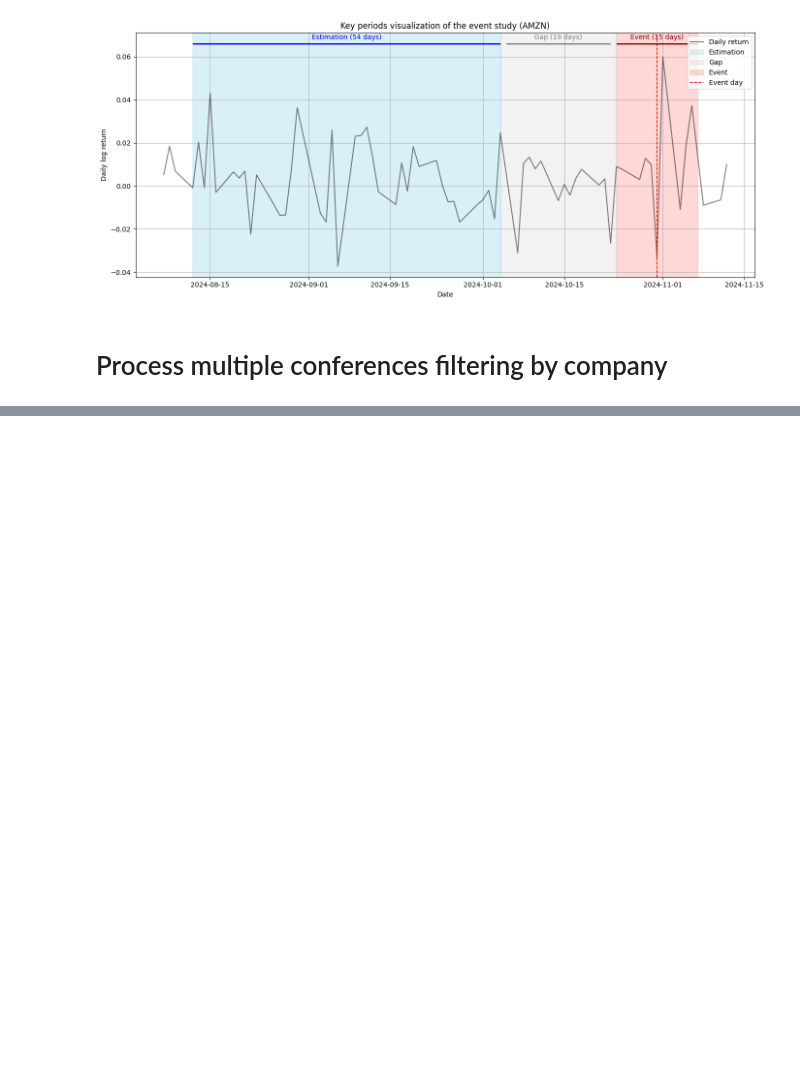
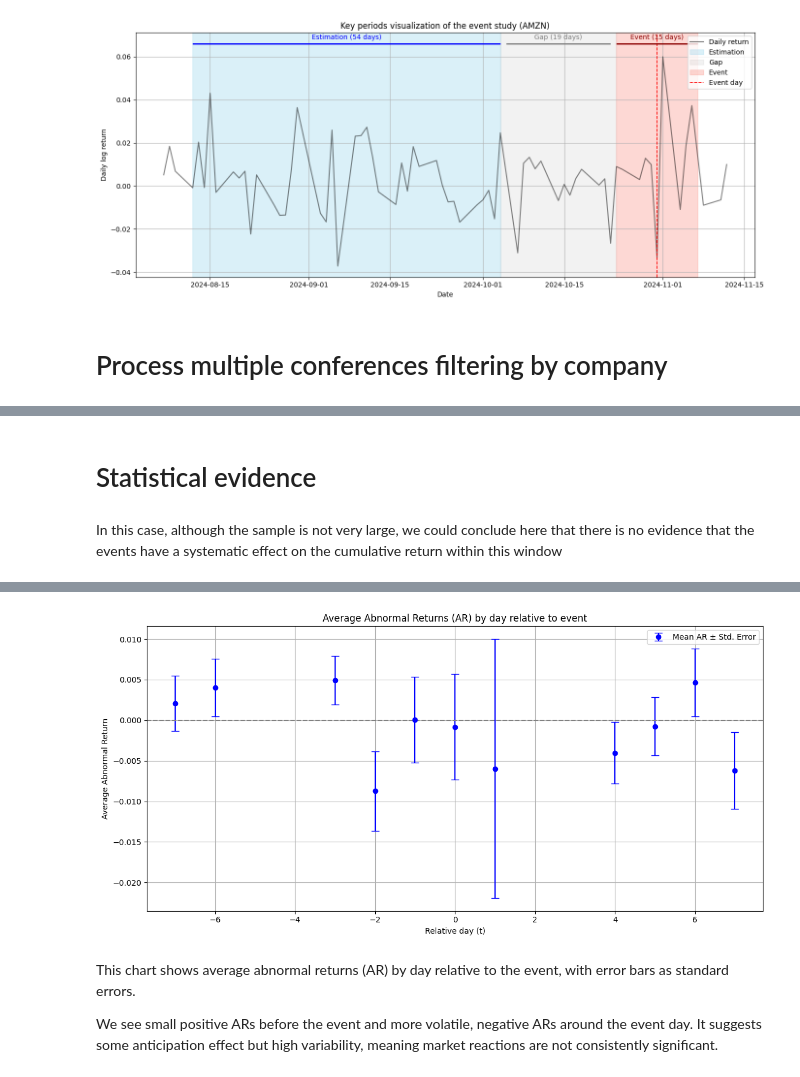
Before and after one commit to jordieres/2025_ACA_MultichannelAI, a Jupyter notebook: notebooks/events_study.ipynb, the cells around one changed output, grey strips where cells are left out. Cells and saved outputs as stored; diff of their text form; code cells hidden in the pictures; blank space fills up the shorter version.

Commit message:
Added statistical evidence to events study

```diff
--- a/notebooks/events_study.ipynb
+++ b/notebooks/events_study.ipynb
@@ -62,0 +65,11 @@ events = pipeline.run(ticker_filter="AMZN")
+# %% [markdown]
+# Statistical evidence
+# %% [markdown]
+In this case, although the sample is not very large, we could conclude here that there is no evidence that the events have a systematic effect on the cumulative return within this window
+# %%
+df_stats  = analyze_statistical_significance(events, car_window=(-7, 7))
+
+# print("\n", df_stats )
+
+plot_AR_significance(df_stats, alpha=0.05)
+# %% [output]
@@ -62,0 +77,7 @@ events = pipeline.run(ticker_filter="AMZN")
+[figure, added]
+# %% [markdown]
+This chart shows average abnormal returns (AR) by day relative to the event, with error bars as standard errors.
+
+
+We see small positive ARs before the event and more volatile, negative ARs around the event day.
+It suggests some anticipation effect but high variability, meaning market reactions are not consistently significant.
```
Also changed, not shown: parts of 5 cells of this notebook, 1 other file.
